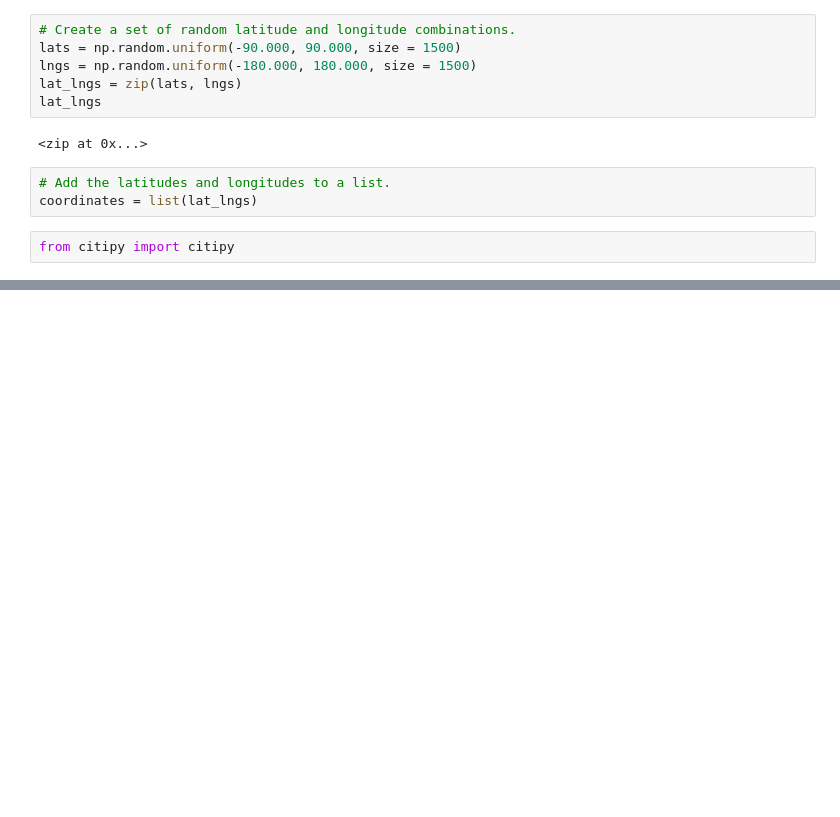
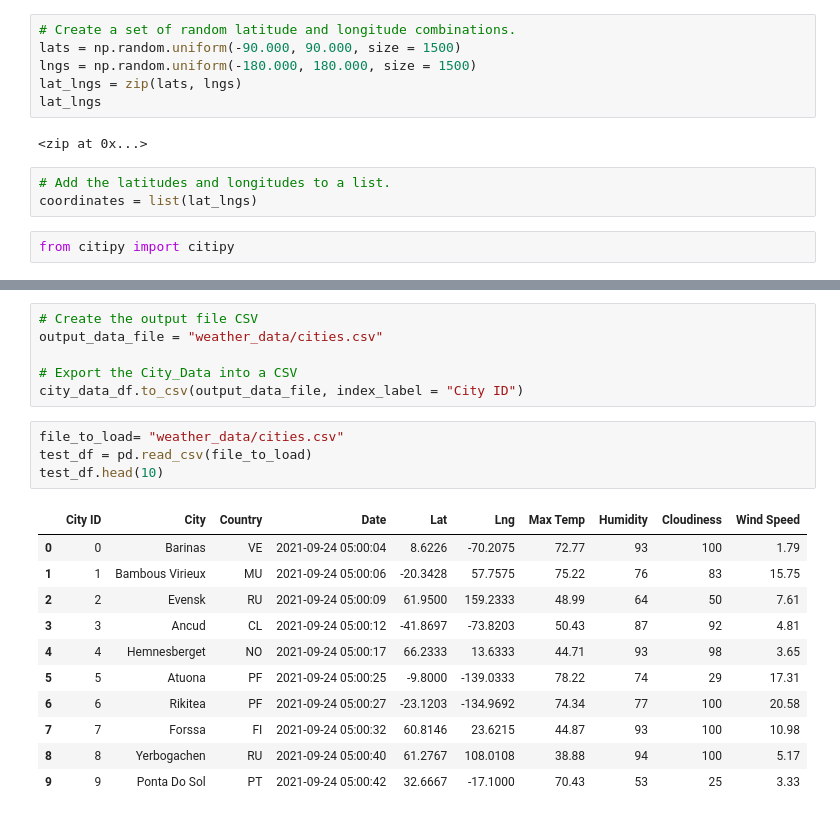
Before and after one commit to giseledoan/World_Weather_Analysis, a Jupyter notebook: WeatherPy.ipynb, the cells around one changed output, grey strips where cells are left out. Saved outputs shown, nothing was run; the diff lists cells and outputs as text; blank space fills up the shorter version.

Commit message:
Updated WeatherPy with city dataframe and save as cvs file

```diff
--- a/WeatherPy.ipynb
+++ b/WeatherPy.ipynb
@@ -31,0 +146,22 @@ len(cities)
+# %%
+# Create the output file CSV
+output_data_file = "weather_data/cities.csv"
+
+# Export the City_Data into a CSV
+city_data_df.to_csv(output_data_file, index_label = "City ID")
+# %%
+file_to_load= "weather_data/cities.csv"
+test_df = pd.read_csv(file_to_load)
+test_df.head(10)
+# %% [output]
+|  | City ID | City | Country | Date | Lat | Lng | Max Temp | Humidity | Cloudiness | Wind Speed |
+| 0 | 0 | Barinas | VE | 2021-09-24 05:00:04 | 8.6226 | -70.2075 | 72.77 | 93 | 100 | 1.79 |
+| 1 | 1 | Bambous Virieux | MU | 2021-09-24 05:00:06 | -20.3428 | 57.7575 | 75.22 | 76 | 83 | 15.75 |
+| 2 | 2 | Evensk | RU | 2021-09-24 05:00:09 | 61.9500 | 159.2333 | 48.99 | 64 | 50 | 7.61 |
+| 3 | 3 | Ancud | CL | 2021-09-24 05:00:12 | -41.8697 | -73.8203 | 50.43 | 87 | 92 | 4.81 |
+| 4 | 4 | Hemnesberget | NO | 2021-09-24 05:00:17 | 66.2333 | 13.6333 | 44.71 | 93 | 98 | 3.65 |
+| 5 | 5 | Atuona | PF | 2021-09-24 05:00:25 | -9.8000 | -139.0333 | 78.22 | 74 | 29 | 17.31 |
+| 6 | 6 | Rikitea | PF | 2021-09-24 05:00:27 | -23.1203 | -134.9692 | 74.34 | 77 | 100 | 20.58 |
+| 7 | 7 | Forssa | FI | 2021-09-24 05:00:32 | 60.8146 | 23.6215 | 44.87 | 93 | 100 | 10.98 |
+| 8 | 8 | Yerbogachen | RU | 2021-09-24 05:00:40 | 61.2767 | 108.0108 | 38.88 | 94 | 100 | 5.17 |
+| 9 | 9 | Ponta Do Sol | PT | 2021-09-24 05:00:42 | 32.6667 | -17.1000 | 70.43 | 53 | 25 | 3.33 |
```
Also changed, not shown: parts of 5 cells of this notebook, 2 other files.
